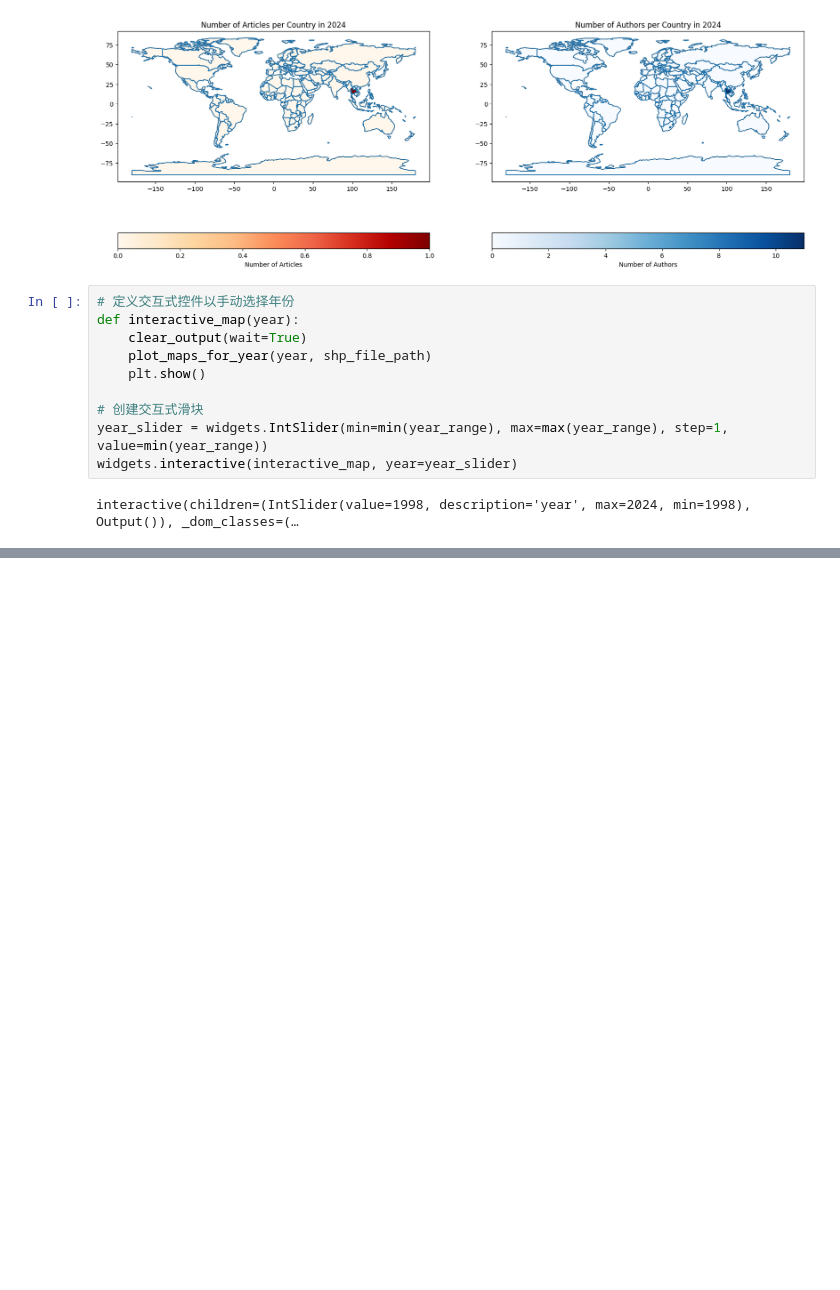
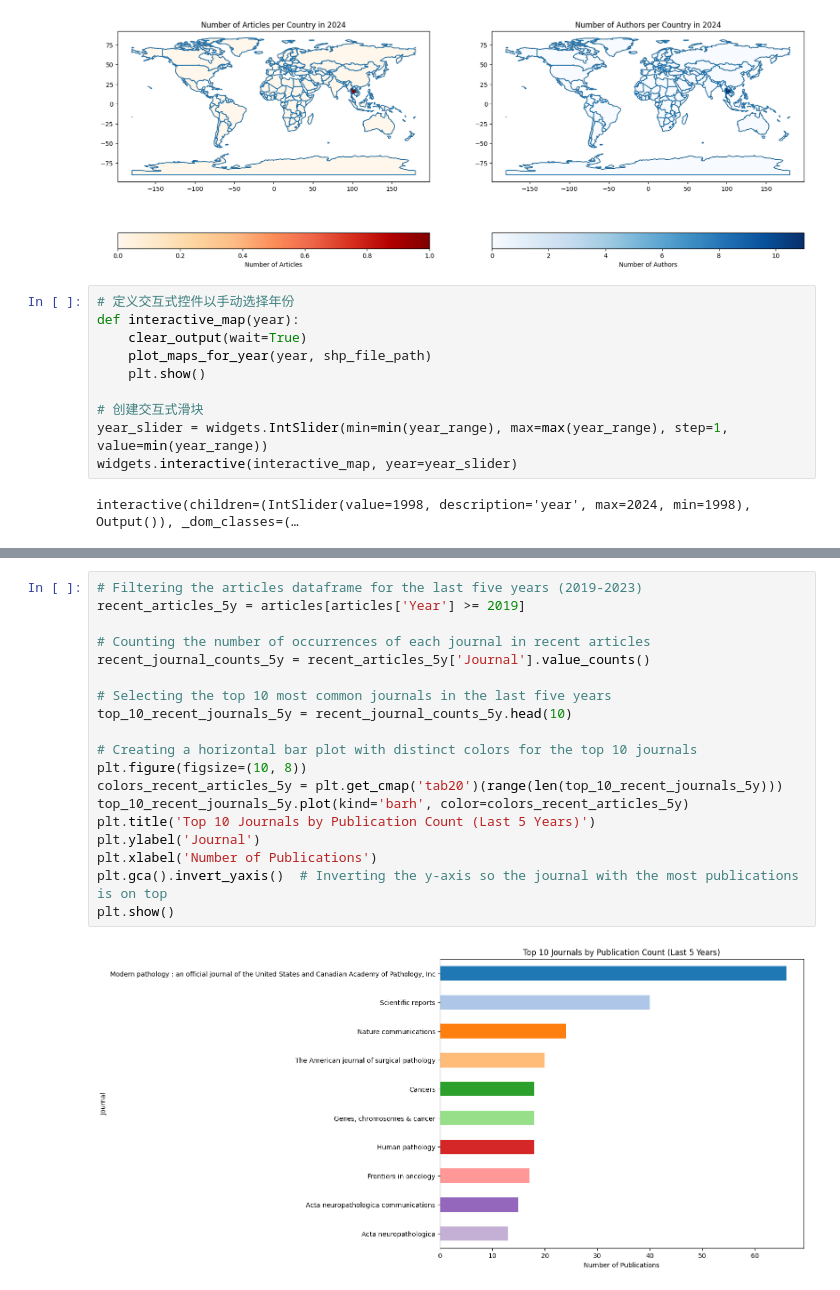
Before and after one commit to Sherryqilin/Assessment2_skills, a Jupyter notebook: Data processing and visualization_qilin.ipynb, the cells around one changed output, grey strips where cells are left out. Drawn from its saved outputs; the diff is of its cells as text; blank space fills up the shorter version.

```diff
--- a/Data processing and visualization_qilin.ipynb
+++ b/Data processing and visualization_qilin.ipynb
@@ -267,0 +373,21 @@ interactive(children=(IntSlider(value=1998, description='year', max=2024, min=19
+# %%
+# Filtering the articles dataframe for the last five years (2019-2023)
+recent_articles_5y = articles[articles['Year'] >= 2019]
+
+# Counting the number of occurrences of each journal in recent articles
+recent_journal_counts_5y = recent_articles_5y['Journal'].value_counts()
+
+# Selecting the top 10 most common journals in the last five years
+top_10_recent_journals_5y = recent_journal_counts_5y.head(10)
+
+# Creating a horizontal bar plot with distinct colors for the top 10 journals
+plt.figure(figsize=(10, 8))
+colors_recent_articles_5y = plt.get_cmap('tab20')(range(len(top_10_recent_journals_5y)))
+top_10_recent_journals_5y.plot(kind='barh', color=colors_recent_articles_5y)
+plt.title('Top 10 Journals by Publication Count (Last 5 Years)')
+plt.ylabel('Journal')
+plt.xlabel('Number of Publications')
+plt.gca().invert_yaxis()  # Inverting the y-axis so the journal with the most publications is on top
+plt.show()
+# %% [output]
+[figure, added]
```
Also changed, not shown: parts of 4 cells of this notebook, 1 other file.
